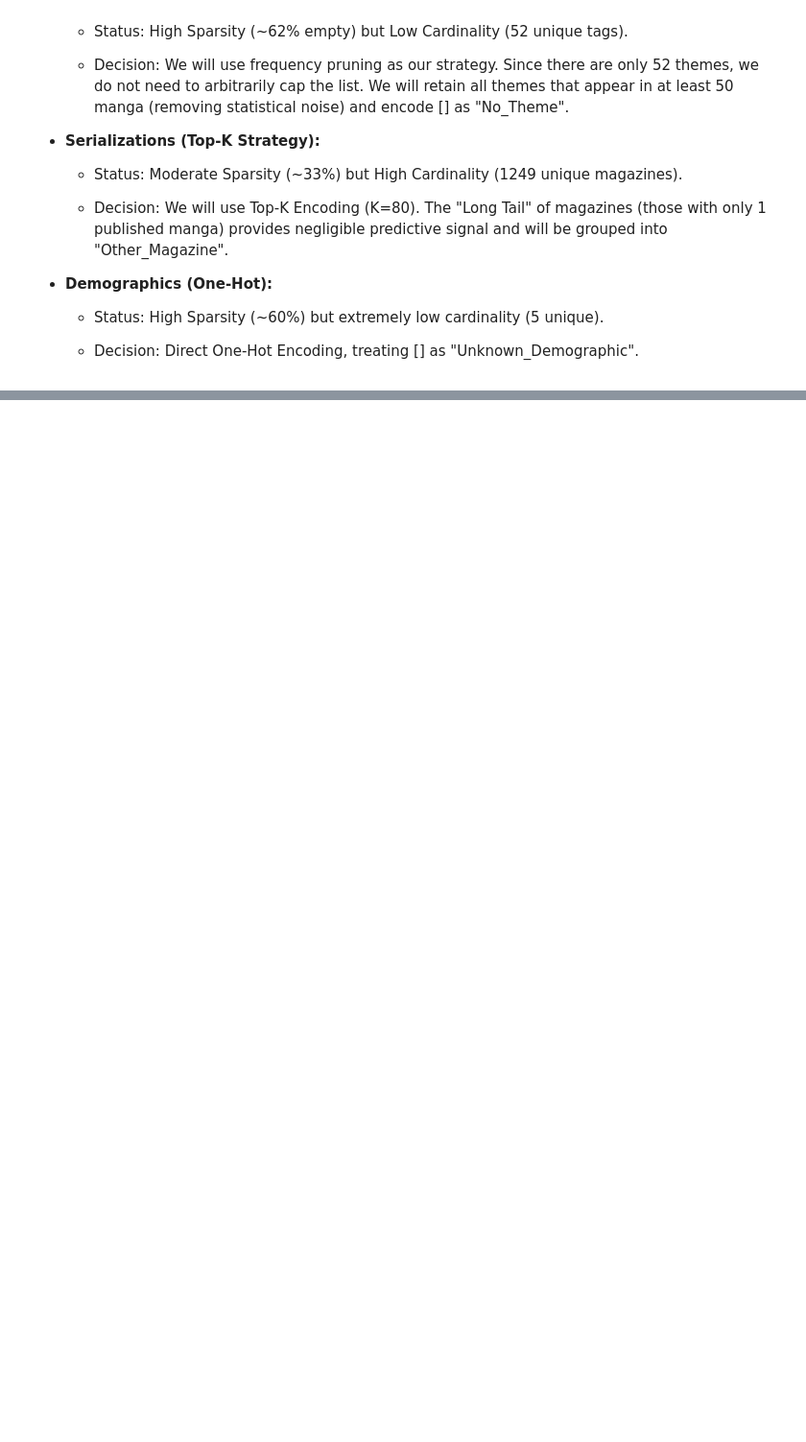
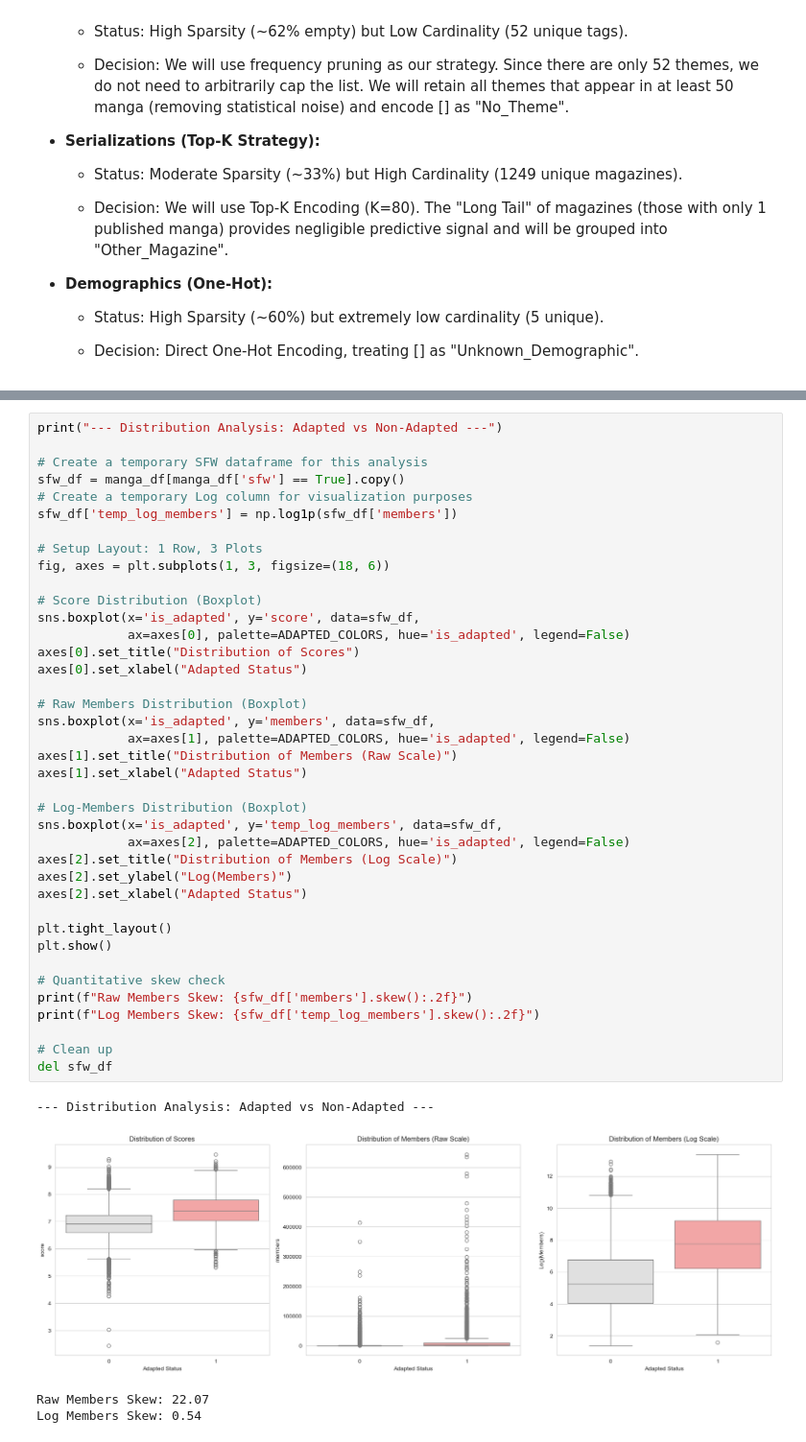
Before and after one commit to kennethyyoung/MyAnimeList_Manga_Analysis, a Jupyter notebook: notebooks/analysis.ipynb, the cells around one changed output, grey strips where cells are left out. Shown at 96% size. Cells and saved outputs as stored; diff of their text form; blank space fills up the shorter version.

```diff
--- a/notebooks/analysis.ipynb
+++ b/notebooks/analysis.ipynb
@@ -800,0 +809,44 @@ Baseline Accuracy (Null Model): 94.20%
+# %%
+print("--- Distribution Analysis: Adapted vs Non-Adapted ---")
+
+# Create a temporary SFW dataframe for this analysis
+sfw_df = manga_df[manga_df['sfw'] == True].copy()
+# Create a temporary Log column for visualization purposes
+sfw_df['temp_log_members'] = np.log1p(sfw_df['members'])
+
+# Setup Layout: 1 Row, 3 Plots
+fig, axes = plt.subplots(1, 3, figsize=(18, 6))
+
+# Score Distribution (Boxplot)
+sns.boxplot(x='is_adapted', y='score', data=sfw_df,
+            ax=axes[0], palette=ADAPTED_COLORS, hue='is_adapted', legend=False)
+axes[0].set_title("Distribution of Scores")
+axes[0].set_xlabel("Adapted Status")
+
+# Raw Members Distribution (Boxplot)
+sns.boxplot(x='is_adapted', y='members', data=sfw_df,
+            ax=axes[1], palette=ADAPTED_COLORS, hue='is_adapted', legend=False)
+axes[1].set_title("Distribution of Members (Raw Scale)")
+axes[1].set_xlabel("Adapted Status")
+
+# Log-Members Distribution (Boxplot)
+sns.boxplot(x='is_adapted', y='temp_log_members', data=sfw_df,
+            ax=axes[2], palette=ADAPTED_COLORS, hue='is_adapted', legend=False)
+axes[2].set_title("Distribution of Members (Log Scale)")
+axes[2].set_ylabel("Log(Members)")
+axes[2].set_xlabel("Adapted Status")
+
+plt.tight_layout()
+plt.show()
+
+# Quantitative skew check
+print(f"Raw Members Skew: {sfw_df['members'].skew():.2f}")
+print(f"Log Members Skew: {sfw_df['temp_log_members'].skew():.2f}")
+
+# Clean up
+del sfw_df
+# %% [output]
+--- Distribution Analysis: Adapted vs Non-Adapted ---
+[figure, added]
+Raw Members Skew: 22.07
+Log Members Skew: 0.54
```
Also changed, not shown: parts of 14 cells of this notebook.
